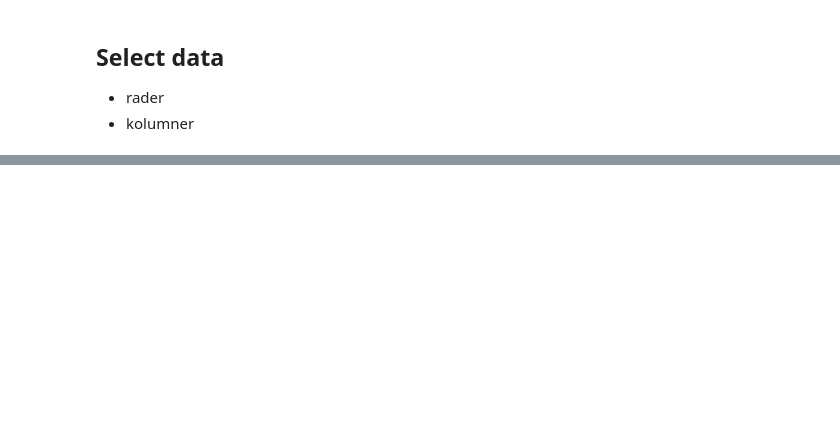
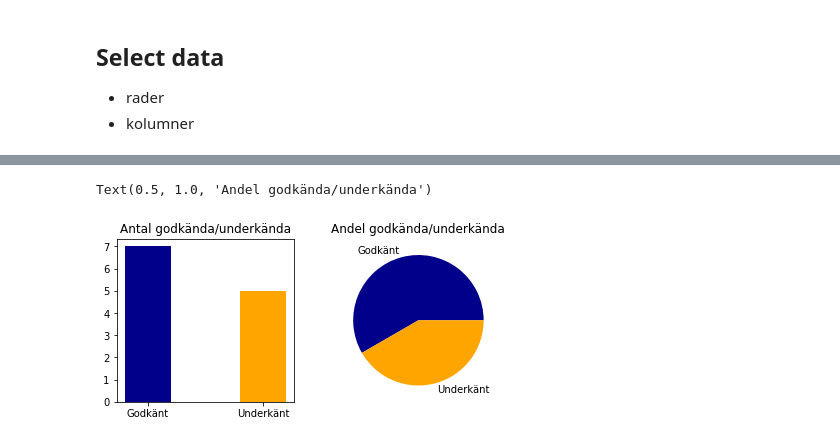
Before and after one commit to NTI-Kronhus/TE19CD-PRRPRR01, a Jupyter notebook: Programmering i verkligheten/dataanalys/pandas_genomgång.ipynb, the cells around one changed output, grey strips where cells are left out. Drawn from its saved outputs; the diff is of its cells as text; code cells hidden in the pictures; blank space fills up the shorter version.

```diff
--- a/Programmering i verkligheten/dataanalys/pandas_genomgång.ipynb
+++ b/Programmering i verkligheten/dataanalys/pandas_genomgång.ipynb
@@ -3,14 +4,15 @@
 # %%
 import pandas as pd
 import numpy as np
+df = pd.read_csv("Matteprov.csv")
+print(df.head(6))
 
-df = pd.read_csv("Matteprov.csv")
+print()
+# fylla NaN med 0
+df = df.fillna(0)
 
-#print(df.head(3))
-#print(df.tail(2))
-#print(df.dropna()) # slänger raderna som innehåller NaN
-df = df.fillna(0)
+# adding columns
 df["Total"] = df.sum(axis=1)
-df["Betyg"] = np.where(df["Total"] > 7, "Godkänt", "Underkänt")
-df
+df["Betyg"] = np.where(df["Total"]>8,"Godkänt","Underkänt")
+print(df)
 # %% [output]
@@ -51,0 +115,3 @@ Name: Betyg, dtype: object
+# %%
+df = df.sort_values("Betyg", ascending=True)
+df
@@ -51,0 +151,16 @@ Name: Betyg, dtype: object
+# %%
+import matplotlib.pyplot as plt
+
+color = ["darkblue", "orange"]
+plt.figure(figsize=(7,3))
+
+plt.subplot(1,2,1)
+plt.bar(df["Betyg"].unique(), df["Betyg"].value_counts().tolist(), width=0.4, color= color)
+plt.title("Antal godkända/underkända");
+
+plt.subplot(1,2,2)
+plt.pie(df["Betyg"].value_counts(), labels=df["Betyg"].unique(), colors=color)
+plt.title("Andel godkända/underkända")
+# %% [output]
+Text(0.5, 1.0, 'Andel godkända/underkända')
+[figure, added]
```
Also changed, not shown: parts of 13 cells of this notebook.
